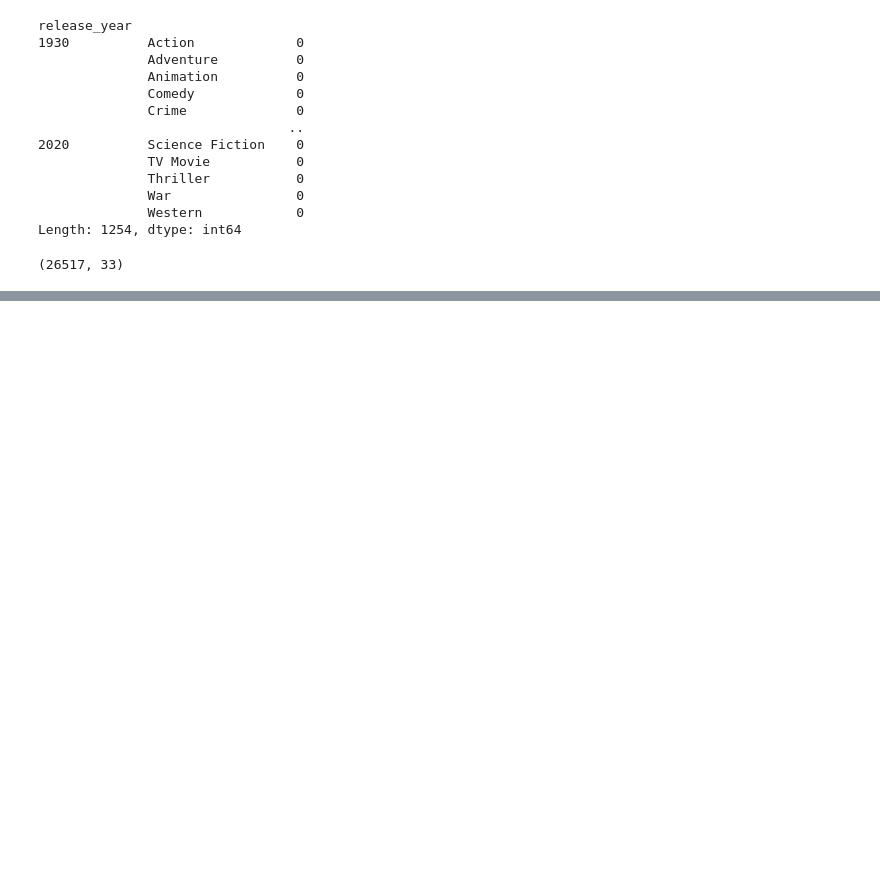
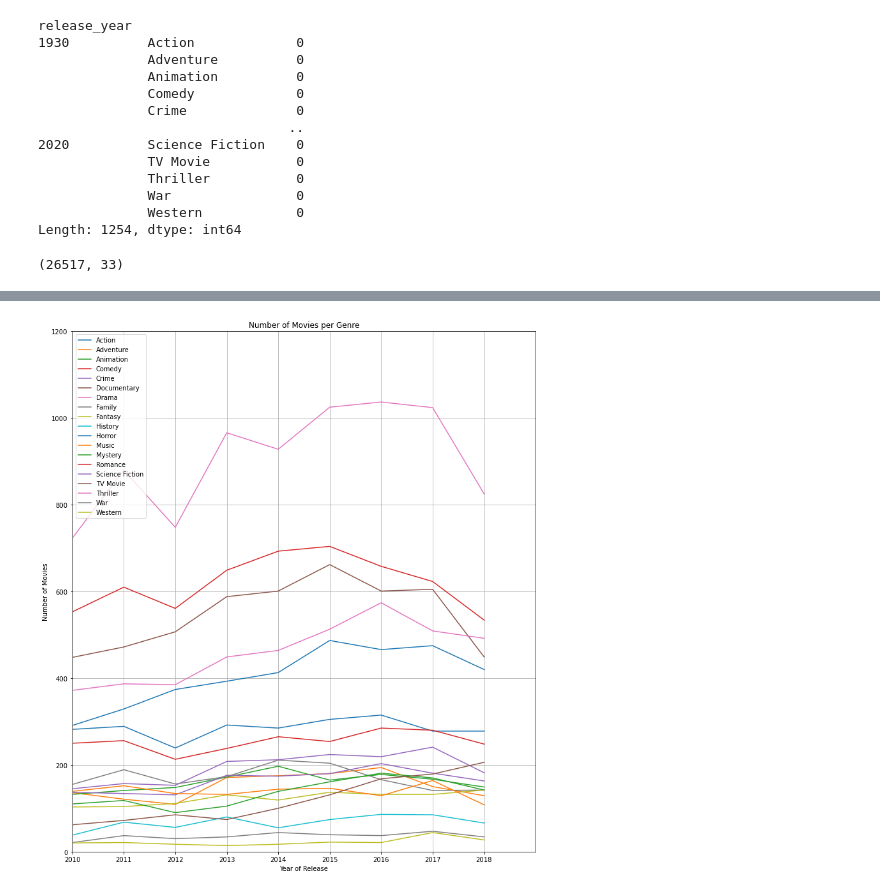
Before and after one commit to JalilSarwari/Trystan_Jalil_phase1_project, a Jupyter notebook: Jalil_work/second_attempt.ipynb, the cells around one changed output, grey strips where cells are left out. Saved outputs shown, nothing was run; the diff lists cells and outputs as text; code cells hidden in the pictures; blank space fills up the shorter version.

Commit message:
Added genre plot

```diff
--- a/Jalil_work/second_attempt.ipynb
+++ b/Jalil_work/second_attempt.ipynb
@@ -269,0 +285,26 @@ x.to_csv('out2.csv')
+# %%
+from matplotlib.offsetbox import TextArea, DrawingArea, OffsetImage, AnnotationBbox
+
+import matplotlib.pyplot as plt
+import matplotlib.image as mpimg
+
+fig, ax = plt.subplots(figsize= (13,15))
+
+ax.set_xlim(0, 9)
+ax.set_ylim(0, 1200)
+ax.set_title('Number of Movies per Genre')
+ax.set_xlabel('Year of Release')
+ax.set_ylabel('Number of Movies')
+
+imagebox = OffsetImage(arr_lena, zoom=0.4)
+
+for p in genre_names:
+    ax.plot(x[p][-11:-2],label = p)
+
+plt.grid()
+plt.draw()
+plt.legend(loc="upper left")
+plt.savefig('add_picture_matplotlib_figure.png',bbox_inches='tight')
+plt.show()
+# %% [output]
+[figure, added]
```
Also changed, not shown: parts of 8 cells of this notebook, 5 other files.
